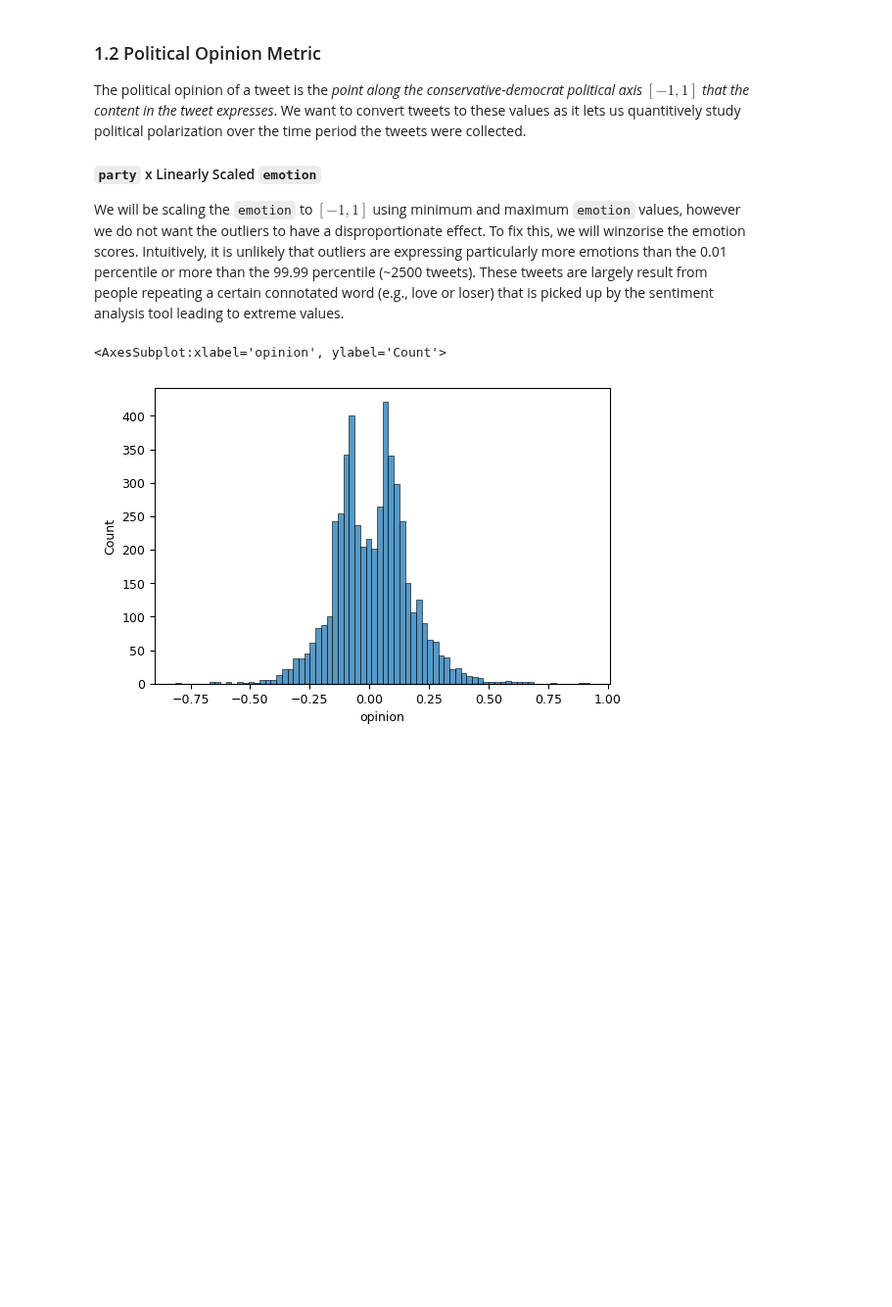
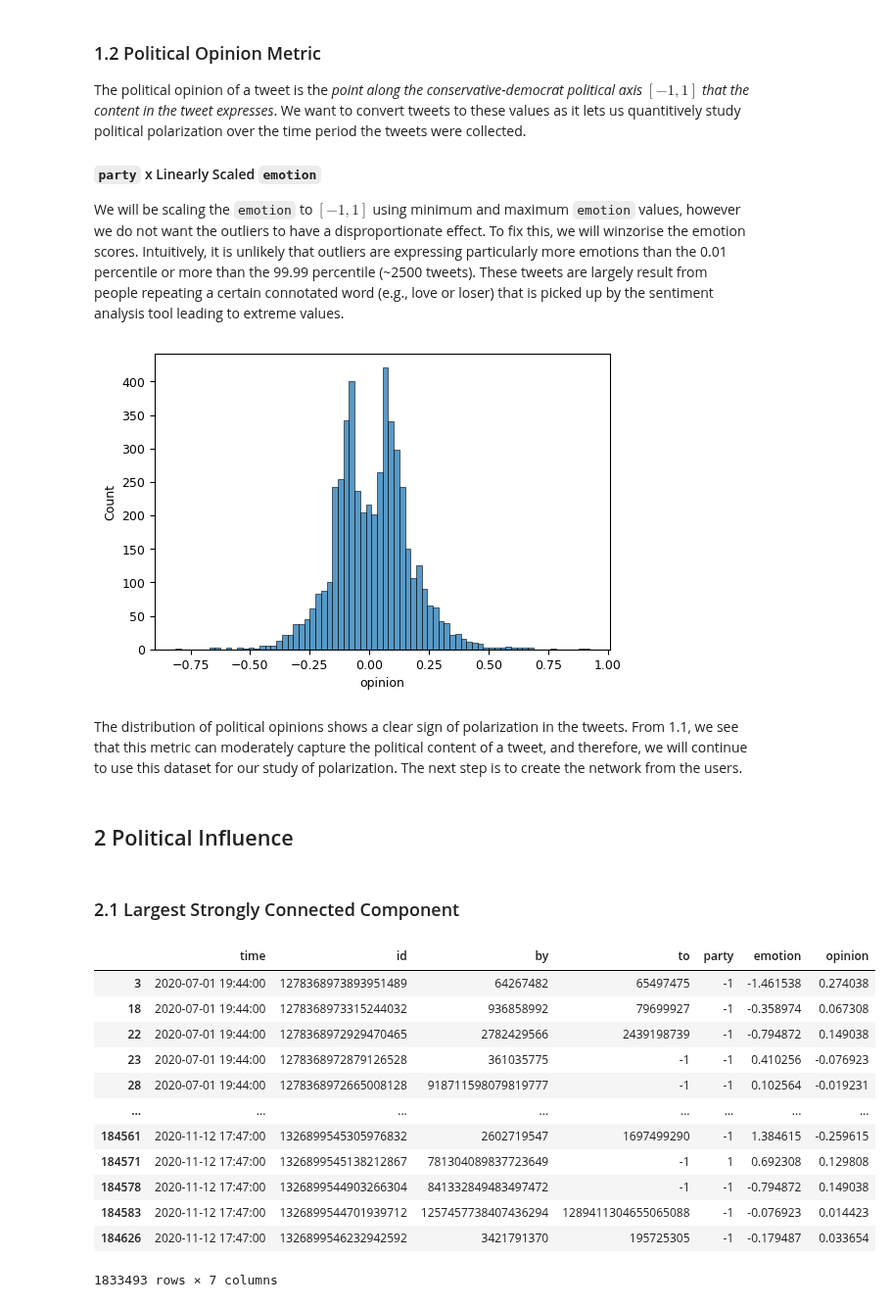
Before and after one commit to J0HNN7G/politic-polar-epsrc, a Jupyter notebook: twitter.ipynb, the cells around one changed output. Shown at 98% size. Drawn from its saved outputs; the diff is of its cells as text; code cells hidden in the pictures; blank space fills up the shorter version.

Commit message:
largest connected component calculated :)

```diff
--- a/twitter.ipynb
+++ b/twitter.ipynb
@@ -169,13 +172,13 @@ No particular reason, just prefer not using dictionary to access dataframe colum
 old_to_new = {
     'Created-At'   : 'time',
     'Id'           : 'id',
-    'From-User-Id' : 'from',
+    'From-User-Id' : 'by',
     'To-User-Id'   : 'to',
     'PartyName'    : 'party',
     'Score'        : 'emotion'
 }
 
-order = ['time', 'id', 'from', 'to', 'party', 'emotion']
+order = ['time', 'id', 'by', 'to', 'party', 'emotion']
 
 tdd = tdd.rename(columns=old_to_new)[order]
 # %% [markdown]
@@ -300,6 +344,36 @@ scale = max(-xs.min(), xs.max())
 tdf['opinion'] = (tdf.party * xs / scale).values
 # %%
 sns.histplot(tdf.opinion.sample(5000))
+plt.show()
 # %% [output]
-<AxesSubplot:xlabel='opinion', ylabel='Count'>
 [figure]
+# %% [markdown]
+The distribution of political opinions shows a clear sign of polarization in the tweets. From 1.1, we see that this metric can moderately capture the political content of a tweet, and therefore, we will continue to use this dataset for our study of polarization. The next step is to create the network from the users.
+# %% [markdown]
+## 2 Political Influence
+# %% [markdown]
+### 2.1 Largest Strongly Connected Component
+# %%
+cdf = tdf[tdf.to != '-1'][['by','to']]
+cg = Graph.DataFrame(cdf, directed=True)
+
+cs = cg.components()
+lcg = cs.giant()
+lc_ids = lcg.vs['name']
+lcdf = tdf[tdf.by.isin(lc_ids)]
+# %%
+lcdf
+# %% [output]
+|  | time | id | by | to | party | emotion | opinion |
+| 3 | 2020-07-01 19:44:00 | 1278368973893951489 | 64267482 | 65497475 | -1 | -1.461538 | 0.274038 |
+| 18 | 2020-07-01 19:44:00 | 1278368973315244032 | 936858992 | 79699927 | -1 | -0.358974 | 0.067308 |
+| 22 | 2020-07-01 19:44:00 | 1278368972929470465 | 2782429566 | 2439198739 | -1 | -0.794872 | 0.149038 |
+| 23 | 2020-07-01 19:44:00 | 1278368972879126528 | 361035775 | -1 | -1 | 0.410256 | -0.076923 |
+| 28 | 2020-07-01 19:44:00 | 1278368972665008128 | 918711598079819777 | -1 | -1 | 0.102564 | -0.019231 |
+| ... | ... | ... | ... | ... | ... | ... | ... |
+| 184561 | 2020-11-12 17:47:00 | 1326899545305976832 | 2602719547 | 1697499290 | -1 | 1.384615 | -0.259615 |
+| 184571 | 2020-11-12 17:47:00 | 1326899545138212867 | 781304089837723649 | -1 | 1 | 0.692308 | 0.129808 |
+| 184578 | 2020-11-12 17:47:00 | 1326899544903266304 | 841332849483497472 | -1 | -1 | -0.794872 | 0.149038 |
+| 184583 | 2020-11-12 17:47:00 | 1326899544701939712 | 1257457738407436294 | 1289411304655065088 | -1 | -0.076923 | 0.014423 |
+| 184626 | 2020-11-12 17:47:00 | 1326899546232942592 | 3421791370 | 195725305 | -1 | -0.179487 | 0.033654 |
+1833493 rows × 7 columns
```
Also changed, not shown: parts of 18 cells of this notebook.
